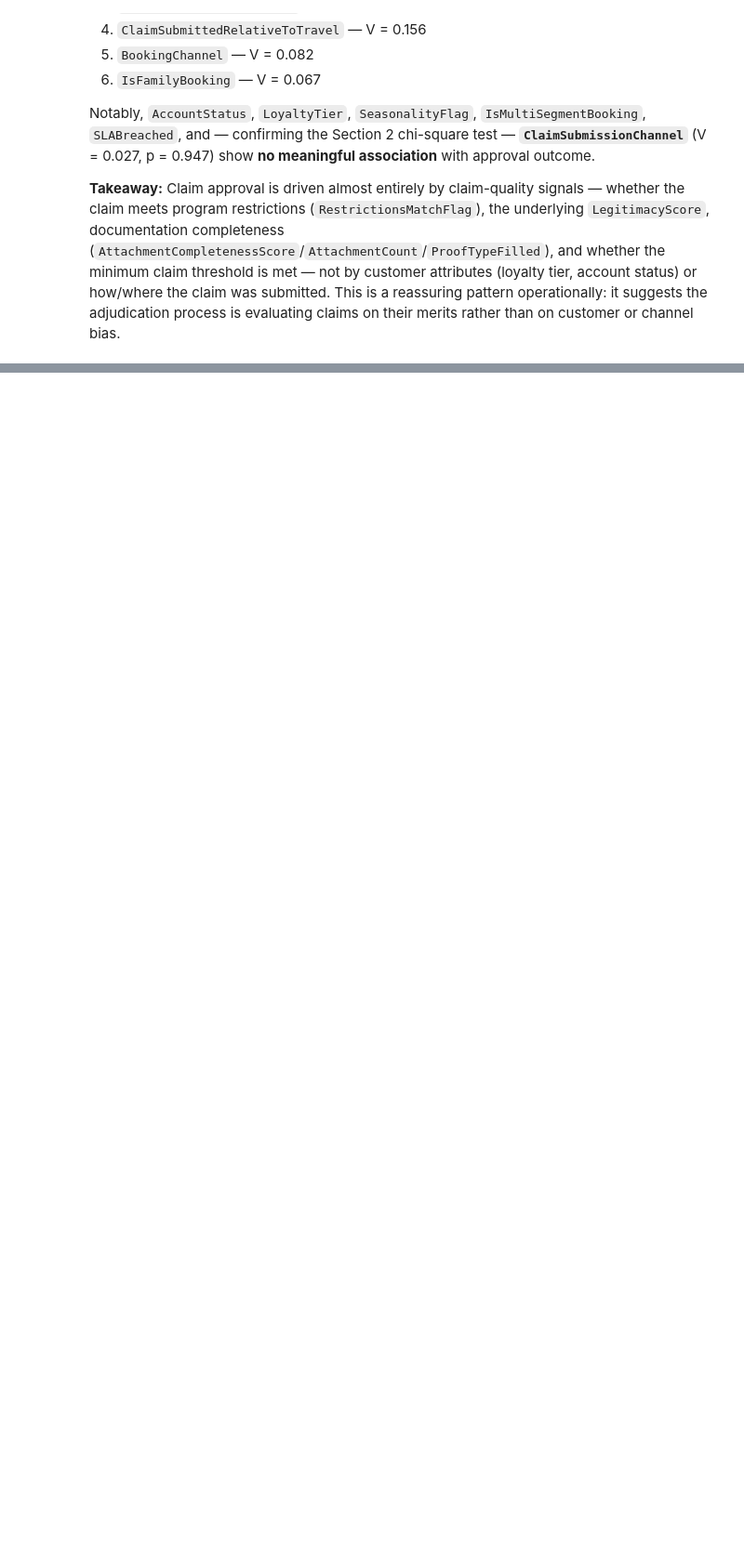
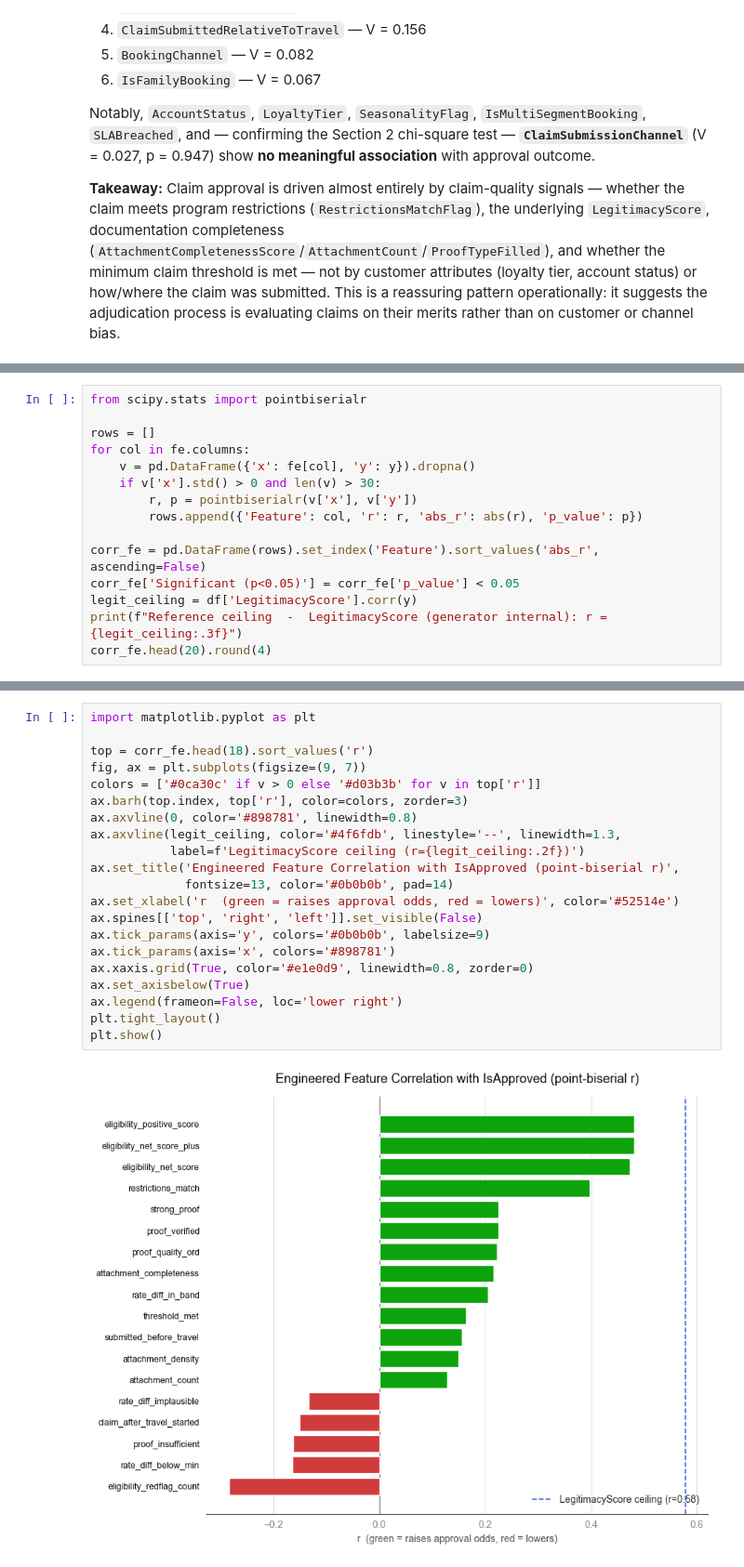
Before and after one commit to dpathak1969/PriceMatchGuarantee, a Jupyter notebook: PMG.ipynb, the cells around one changed output, grey strips where cells are left out. Shown at 93% size. Drawn from its saved outputs; the diff is of its cells as text; blank space fills up the shorter version.

```diff
--- a/PMG.ipynb
+++ b/PMG.ipynb
@@ -1103,0 +1377,15 @@ Notably, `AccountStatus`, `LoyaltyTier`, `SeasonalityFlag`, `IsMultiSegmentBooki
+# %%
+from scipy.stats import pointbiserialr
+
+rows = []
+for col in fe.columns:
+    v = pd.DataFrame({'x': fe[col], 'y': y}).dropna()
+    if v['x'].std() > 0 and len(v) > 30:
+        r, p = pointbiserialr(v['x'], v['y'])
+        rows.append({'Feature': col, 'r': r, 'abs_r': abs(r), 'p_value': p})
+
+corr_fe = pd.DataFrame(rows).set_index('Feature').sort_values('abs_r', ascending=False)
+corr_fe['Significant (p<0.05)'] = corr_fe['p_value'] < 0.05
+legit_ceiling = df['LegitimacyScore'].corr(y)
+print(f"Reference ceiling  -  LegitimacyScore (generator internal): r = {legit_ceiling:.3f}")
+corr_fe.head(20).round(4)
@@ -1103,0 +1412,23 @@ Notably, `AccountStatus`, `LoyaltyTier`, `SeasonalityFlag`, `IsMultiSegmentBooki
+# %%
+import matplotlib.pyplot as plt
+
+top = corr_fe.head(18).sort_values('r')
+fig, ax = plt.subplots(figsize=(9, 7))
+colors = ['#0ca30c' if v > 0 else '#d03b3b' for v in top['r']]
+ax.barh(top.index, top['r'], color=colors, zorder=3)
+ax.axvline(0, color='#898781', linewidth=0.8)
+ax.axvline(legit_ceiling, color='#4f6fdb', linestyle='--', linewidth=1.3,
+           label=f'LegitimacyScore ceiling (r={legit_ceiling:.2f})')
+ax.set_title('Engineered Feature Correlation with IsApproved (point-biserial r)',
+             fontsize=13, color='#0b0b0b', pad=14)
+ax.set_xlabel('r  (green = raises approval odds, red = lowers)', color='#52514e')
+ax.spines[['top', 'right', 'left']].set_visible(False)
+ax.tick_params(axis='y', colors='#0b0b0b', labelsize=9)
+ax.tick_params(axis='x', colors='#898781')
+ax.xaxis.grid(True, color='#e1e0d9', linewidth=0.8, zorder=0)
+ax.set_axisbelow(True)
+ax.legend(frameon=False, loc='lower right')
+plt.tight_layout()
+plt.show()
+# %% [output]
+[figure, added]
```
Also changed, not shown: parts of 28 cells of this notebook, 1 other file.
